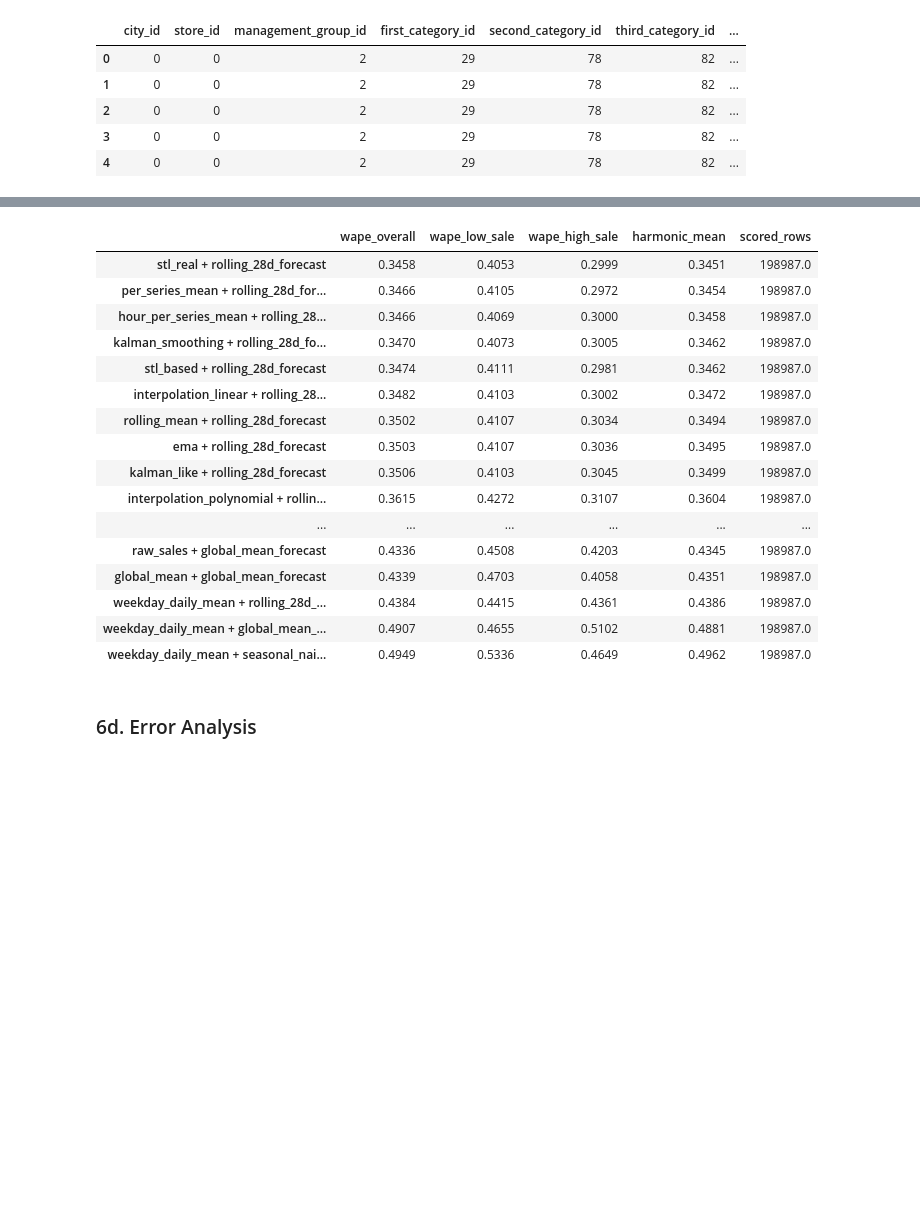
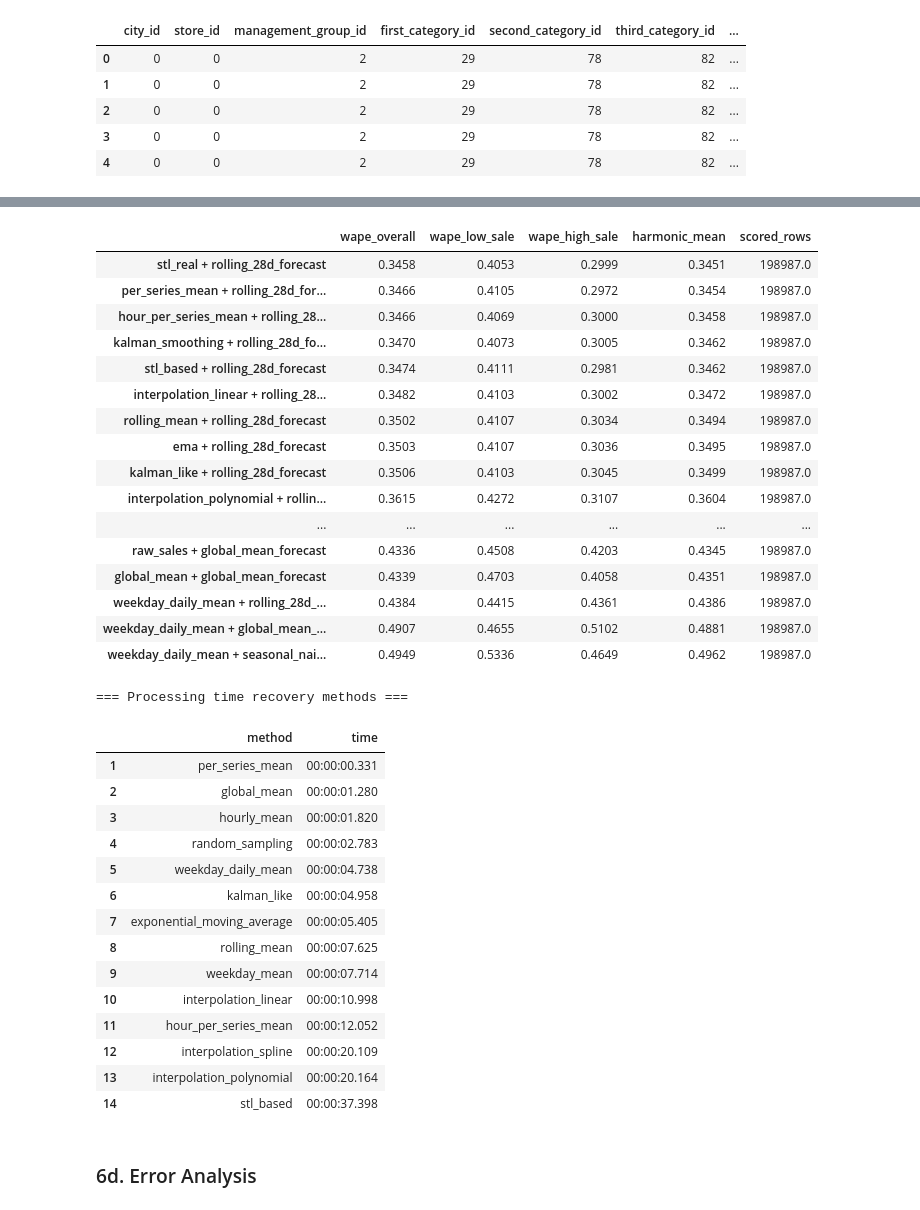
Before and after one commit to Slin58/seminar, a Jupyter notebook: main.ipynb, the cells around one changed output, grey strips where cells are left out. Drawn from its saved outputs; the diff is of its cells as text; code cells hidden in the pictures; blank space fills up the shorter version.

Commit message:
added processing_time

```diff
--- a/main.ipynb
+++ b/main.ipynb
@@ -322,6 +322,7 @@ import pandas as pd
 import numpy as np
 import recovery
 import forecast
+from datetime import timedelta
 
 importlib.reload(recovery)
 importlib.reload(forecast)
@@ -471,11 +472,12 @@ import os
 folder = "recovered_column"
 
 for datei in os.listdir(folder):
-    path = os.path.join(folder, datei)
+    if datei.endswith(".npy"):
+        path = os.path.join(folder, datei)
 
-    loaded_arr = np.load(path)
+        loaded_arr = np.load(path)
 
-    history[datei.split(".npy")[0]] = loaded_arr
+        history[datei.split(".npy")[0]] = loaded_arr
 
 
 for recovery_name, method in recovery_methods.items():
@@ -491,6 +493,7 @@ for recovery_name, method in recovery_methods.items():
 # ------------------------------------------------------------
 # 3. Forecast-Modelle
 # ------------------------------------------------------------
+print("Forecasting")
 
 forecast_models = {
     "global_mean_forecast": forecast.global_mean,
@@ -531,6 +534,7 @@ for forecast_name, forecast_func in forecast_models.items():
 # 6. Jede Recovery-Methode mit jedem Forecast-Modell evaluieren
 # ------------------------------------------------------------
 
+
 for recovery_name, method in recovery_methods.items():
 
     target_col = method["target_col"]
@@ -562,6 +566,25 @@ all_results_df = pd.DataFrame(all_results).T
 
 print("=== Dynamic Recovery + Forecast Results ===")
 display(all_results_df.sort_values("harmonic_mean"))
+
+import json
+print("=== Processing time recovery methods ===")
+with open("recovered_column/processing_time.json", "r") as f:
+    content = f.read()
+    time = json.loads(content) if content.strip() else {}
+
+rows = []
+for key, seconds in time.items():
+    total = int(seconds)
+    h, remainder = divmod(total, 3600)
+    m, s = divmod(remainder, 60)
+    ms = int((seconds % 1) * 1000)
+    name = key.removeprefix("recovered_daily_sales_")
+    rows.append({"method": name, "time": f"{h:02d}:{m:02d}:{s:02d}.{ms:03d}", "seconds": seconds})
+
+df = pd.DataFrame(rows).sort_values("seconds").drop(columns="seconds").reset_index(drop=True)
+df.index += 1
+display(df)
 # %% [output]
 Loaded random_sampling
 Loaded global_mean
@@ -581,22 +607,38 @@ Loaded autoencoder
 Train: day 1..83 (4,150,000 rows), Val: day 84..90 (350,000 rows)
 === Dynamic Recovery + Forecast Results ===
 |  | wape_overall | wape_low_sale | wape_high_sale | harmonic_mean | scored_rows |
 | stl_real + rolling_28d_forecast | 0.3458 | 0.4053 | 0.2999 | 0.3451 | 198987.0 |
 | per_series_mean + rolling_28d_for... | 0.3466 | 0.4105 | 0.2972 | 0.3454 | 198987.0 |
 | hour_per_series_mean + rolling_28... | 0.3466 | 0.4069 | 0.3000 | 0.3458 | 198987.0 |
 | kalman_smoothing + rolling_28d_fo... | 0.3470 | 0.4073 | 0.3005 | 0.3462 | 198987.0 |
 | stl_based + rolling_28d_forecast | 0.3474 | 0.4111 | 0.2981 | 0.3462 | 198987.0 |
 | interpolation_linear + rolling_28... | 0.3482 | 0.4103 | 0.3002 | 0.3472 | 198987.0 |
 | rolling_mean + rolling_28d_forecast | 0.3502 | 0.4107 | 0.3034 | 0.3494 | 198987.0 |
 | ema + rolling_28d_forecast | 0.3503 | 0.4107 | 0.3036 | 0.3495 | 198987.0 |
 | kalman_like + rolling_28d_forecast | 0.3506 | 0.4103 | 0.3045 | 0.3499 | 198987.0 |
 | interpolation_polynomial + rollin... | 0.3615 | 0.4272 | 0.3107 | 0.3604 | 198987.0 |
 | ... | ... | ... | ... | ... | ... |
 | raw_sales + global_mean_forecast | 0.4336 | 0.4508 | 0.4203 | 0.4345 | 198987.0 |
 | global_mean + global_mean_forecast | 0.4339 | 0.4703 | 0.4058 | 0.4351 | 198987.0 |
 | weekday_daily_mean + rolling_28d_... | 0.4384 | 0.4415 | 0.4361 | 0.4386 | 198987.0 |
 | weekday_daily_mean + global_mean_... | 0.4907 | 0.4655 | 0.5102 | 0.4881 | 198987.0 |
 | weekday_daily_mean + seasonal_nai... | 0.4949 | 0.5336 | 0.4649 | 0.4962 | 198987.0 |
+=== Processing time recovery methods ===
+|  | method | time |
+| 1 | per_series_mean | 00:00:00.331 |
+| 2 | global_mean | 00:00:01.280 |
+| 3 | hourly_mean | 00:00:01.820 |
+| 4 | random_sampling | 00:00:02.783 |
+| 5 | weekday_daily_mean | 00:00:04.738 |
+| 6 | kalman_like | 00:00:04.958 |
+| 7 | exponential_moving_average | 00:00:05.405 |
+| 8 | rolling_mean | 00:00:07.625 |
+| 9 | weekday_mean | 00:00:07.714 |
+| 10 | interpolation_linear | 00:00:10.998 |
+| 11 | hour_per_series_mean | 00:00:12.052 |
+| 12 | interpolation_spline | 00:00:20.109 |
+| 13 | interpolation_polynomial | 00:00:20.164 |
+| 14 | stl_based | 00:00:37.398 |
 # %% [markdown]
 ### 6d. Error Analysis
 # %%
```
Also changed, not shown: parts of 1 cell of this notebook, 2 other files.
